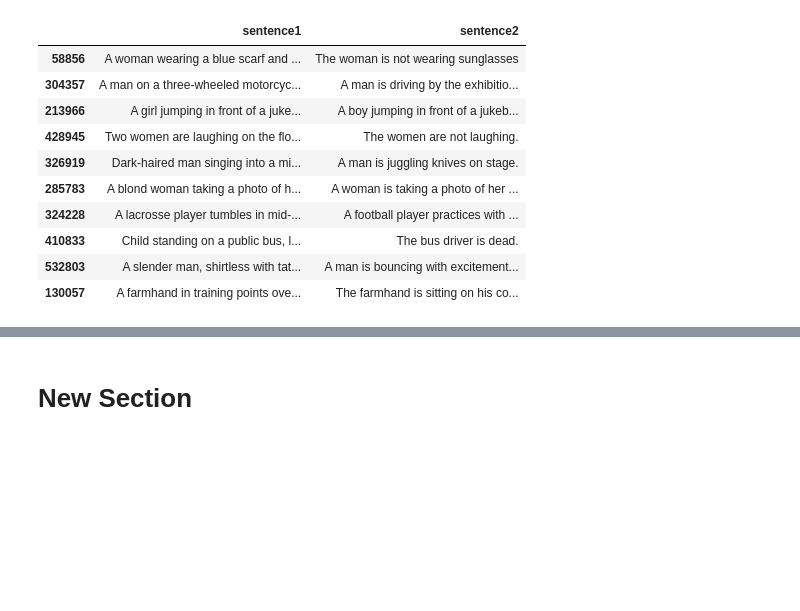
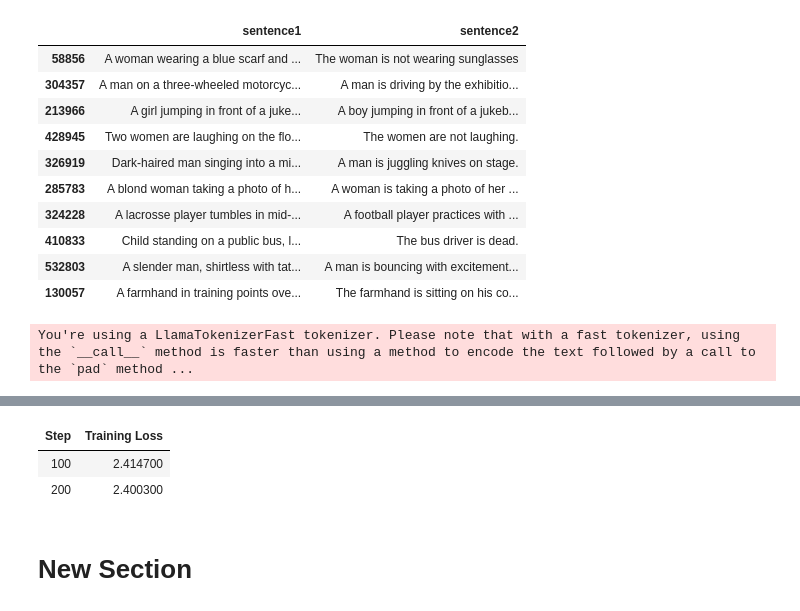
Before and after one commit to riskingsun/analytics, a Jupyter notebook: FirstFineTuning.ipynb, the cells around one changed output, grey strips where cells are left out. Cells and saved outputs as stored; diff of their text form; code cells hidden in the pictures; blank space fills up the shorter version.

```diff
--- a/FirstFineTuning.ipynb
+++ b/FirstFineTuning.ipynb
@@ -235,3 +235,23 @@ training_arguments = TrainingArguments(
     lr_scheduler_type=lr_scheduler_type,
     report_to="tensorboard"
 )
+# %%
+# Set supervised fine-tuning parameters
+trainer = SFTTrainer(
+    model=model,
+    train_dataset=dataset,
+    peft_config=peft_config,
+    dataset_text_field="text",  # this is the text column in dataset
+    max_seq_length=max_seq_length,
+    tokenizer=tokenizer,
+    args=training_arguments,
+    packing=packing,
+)
+
+# Train model
+trainer.train()
+
+# Save trained model
+trainer.model.save_pretrained(new_model)
+# %% [output]
+You're using a LlamaTokenizerFast tokenizer. Please note that with a fast tokenizer, using the `__call__` method is faster than using a method to encode the text followed by a call to the `pad` method ...
@@ -238,2 +259,5 @@ training_arguments = TrainingArguments(
+| Step | Training Loss |
+| 100 | 2.414700 |
+| 200 | 2.400300 |
 # %% [markdown]
 # New Section
```
Also changed, not shown: parts of 1 cell of this notebook.
